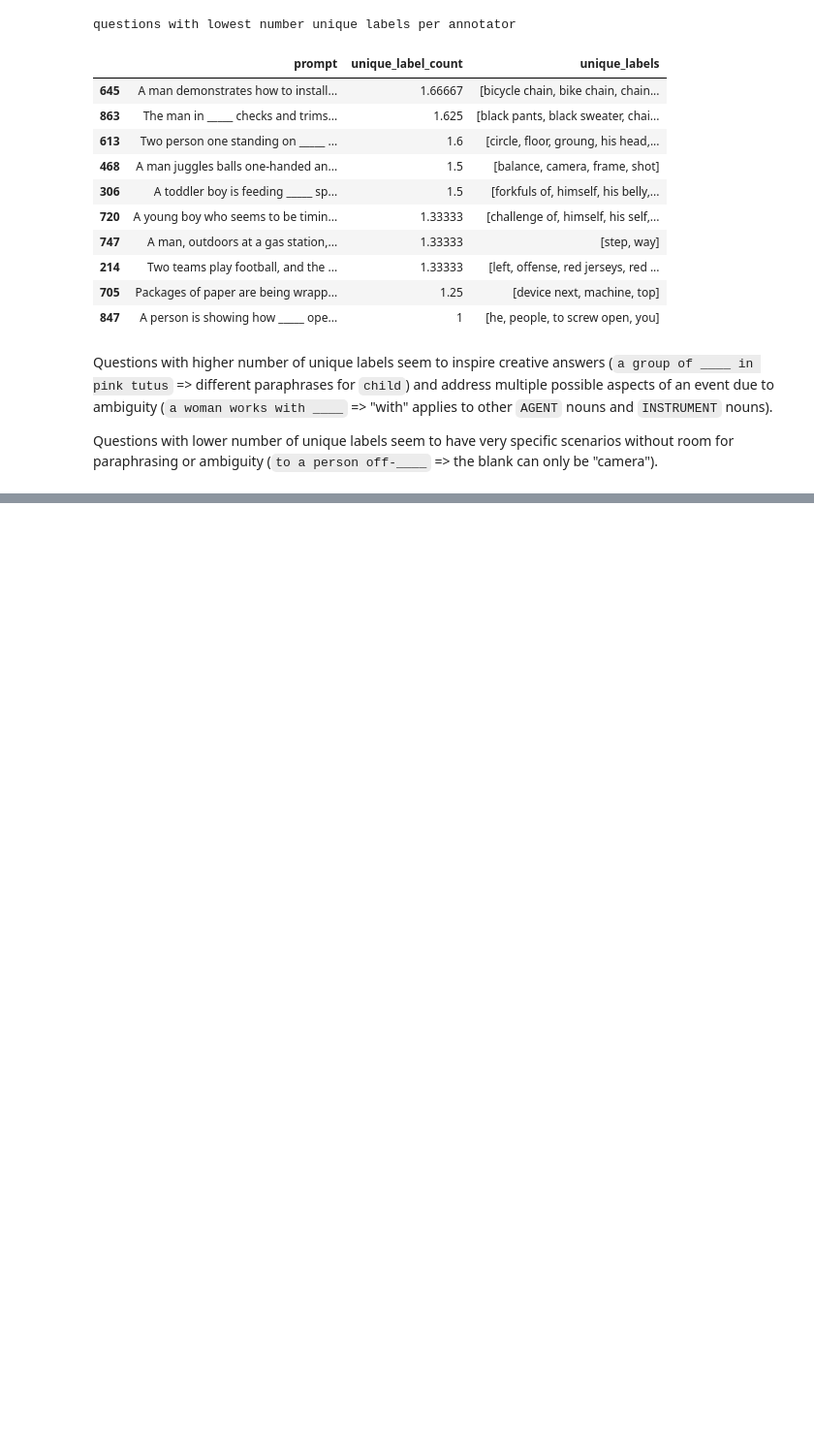
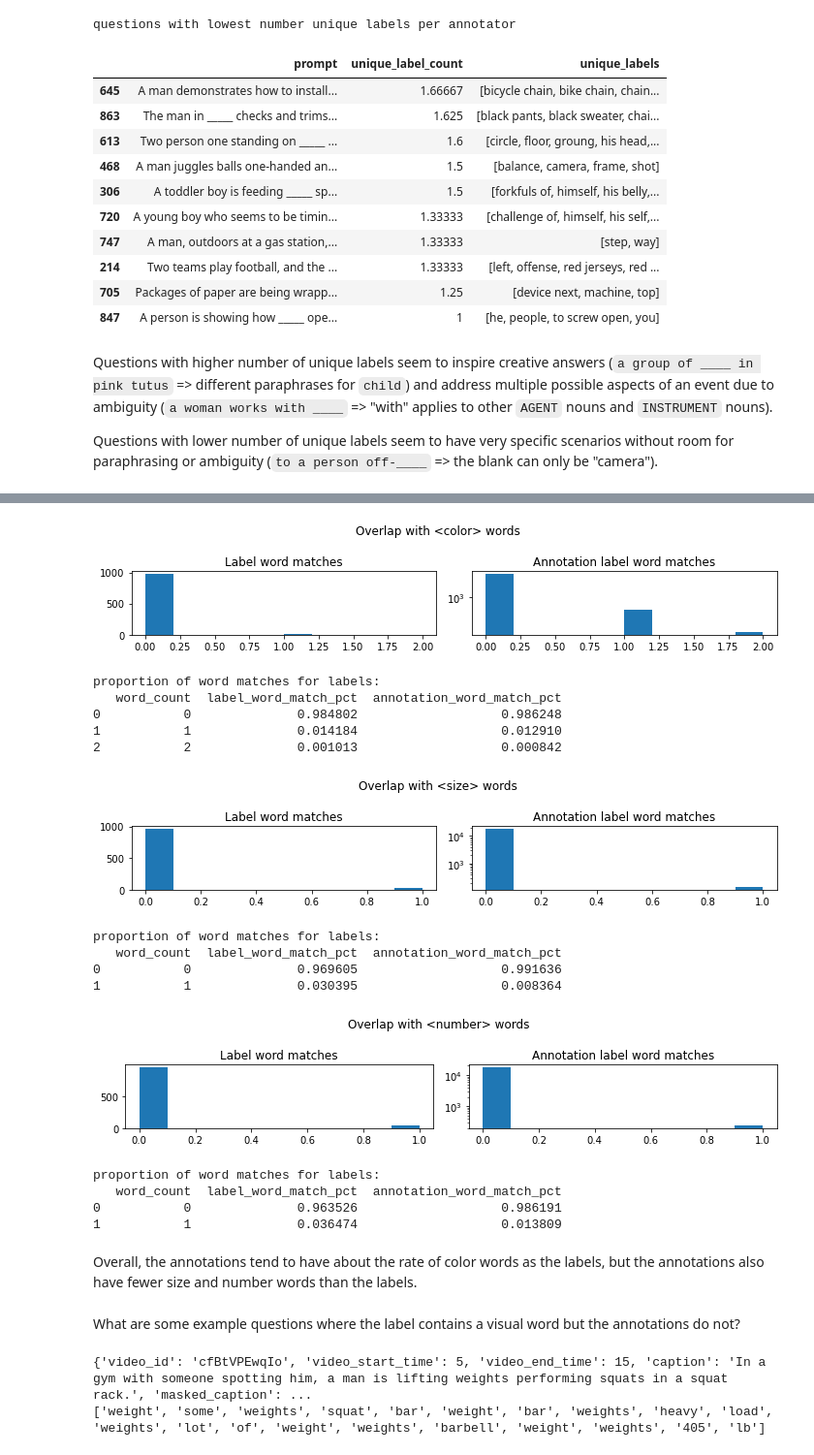
Before and after one commit to MichiganNLP/video-fill-in-the-blank, a Jupyter notebook: notebooks/compute_annotator_statistics.ipynb, the cells around one changed output, grey strips where cells are left out. Shown: that part at 97% size. Cells and saved outputs as stored; diff of their text form; code cells hidden in the pictures; blank space fills up the shorter version.

Commit message:
investigated visual words

```diff
--- a/notebooks/compute_annotator_statistics.ipynb
+++ b/notebooks/compute_annotator_statistics.ipynb
@@ -316,0 +336,67 @@ Questions with lower number of unique labels seem to have very specific scenario
+# %%
+import sys
+if('..' not in sys.path):
+    sys.path.append('..')
+from lqam.core.metrics import normalize_answer, tokenize_answer_to_compute_metrics
+def normalize_tokenize(label):
+    label_tokens = tokenize_answer_to_compute_metrics(normalize_answer(label))
+    return label_tokens
+## tokenize everything
+label_tokens = list(map(lambda x: normalize_tokenize(x['label']), annotated_data))
+annotation_label_tokens = [[normalize_tokenize(z) for z in y] for x in valid_annotated_data for y in x['additional_answers']]
+# %%
+## get counts, plot distribution of visual words
+import matplotlib
+%matplotlib inline
+import matplotlib.pyplot as plt
+for visual_word_set, visual_word_set_name in zip(visual_word_sets, visual_word_set_names):
+    label_word_matches = list(map(lambda x: set(x) & visual_word_set, label_tokens))
+    annotation_label_word_matches = [set(y) & visual_word_set for x in annotation_label_tokens for y in x]
+    num_label_word_matches = list(map(lambda x: len(x), label_word_matches))
+    num_annotation_label_word_matches = list(map(lambda x: len(x), annotation_label_word_matches))
+    f, axs = plt.subplots(nrows=1, ncols=2, figsize=(10, 2))
+    axs[0].hist(num_label_word_matches)
+    axs[1].hist(num_annotation_label_word_matches)
+    axs[0].set_title('Label word matches')
+    axs[1].set_title('Annotation label word matches')
+    plt.suptitle(f'Overlap with <{visual_word_set_name}> words')
+    plt.yscale('log')
+    plt.tight_layout()
+    plt.show()
+    # compute proportion of visual words per question
+    pct_label_word_matches = pd.Series(num_label_word_matches).value_counts() / len(num_label_word_matches)
+    pct_annotation_label_word_matches = pd.Series(num_annotation_label_word_matches).value_counts() / len(num_annotation_label_word_matches)
+    pct_word_matches = pd.concat([pct_label_word_matches, pct_annotation_label_word_matches], axis=1).reset_index()
+    pct_word_matches.columns = ['word_count', 'label_word_match_pct', 'annotation_word_match_pct']
+#     pct_word_matches.columns = ['label_match_pct', 'annotation_label_match_pct']
+    print(f'proportion of <{visual_word_set_name}> word matches for labels:\n{pct_word_matches}')
+# %% [output]
+[figure, added]
+proportion of word matches for labels:
+   word_count  label_word_match_pct  annotation_word_match_pct
+0           0              0.984802                   0.986248
+1           1              0.014184                   0.012910
+2           2              0.001013                   0.000842
+[figure, added]
+proportion of word matches for labels:
+   word_count  label_word_match_pct  annotation_word_match_pct
+0           0              0.969605                   0.991636
+1           1              0.030395                   0.008364
+[figure, added]
+proportion of word matches for labels:
+   word_count  label_word_match_pct  annotation_word_match_pct
+0           0              0.963526                   0.986191
+1           1              0.036474                   0.013809
+# %% [markdown]
+Overall, the annotations tend to have about the rate of color words as the labels, but the annotations also have fewer size and number words than the labels.
+# %% [markdown]
+What are some example questions where the label contains a visual word but the annotations do not?
+# %%
+valid_annotation_label_tokens = [[normalize_tokenize(z) for y in x['additional_answers'] for z in y] for x in valid_annotated_data]
+# flatten tokens
+valid_annotation_label_tokens = [[z for y in x for z in y] for x in valid_annotation_label_tokens]
+print(valid_annotated_data[0])
+print(valid_annotation_label_tokens[0])
+# %% [output]
+{'video_id': 'cfBtVPEwqIo', 'video_start_time': 5, 'video_end_time': 15, 'caption': 'In a gym with someone spotting him, a man is lifting weights performing squats in a squat rack.', 'masked_caption': ...
+['weight', 'some', 'weights', 'squat', 'bar', 'weight', 'bar', 'weights', 'heavy', 'load', 'weights', 'lot', 'of', 'weight', 'weights', 'barbell', 'weight', 'weights', '405', 'lb']
```
Also changed, not shown: parts of 5 cells of this notebook.
